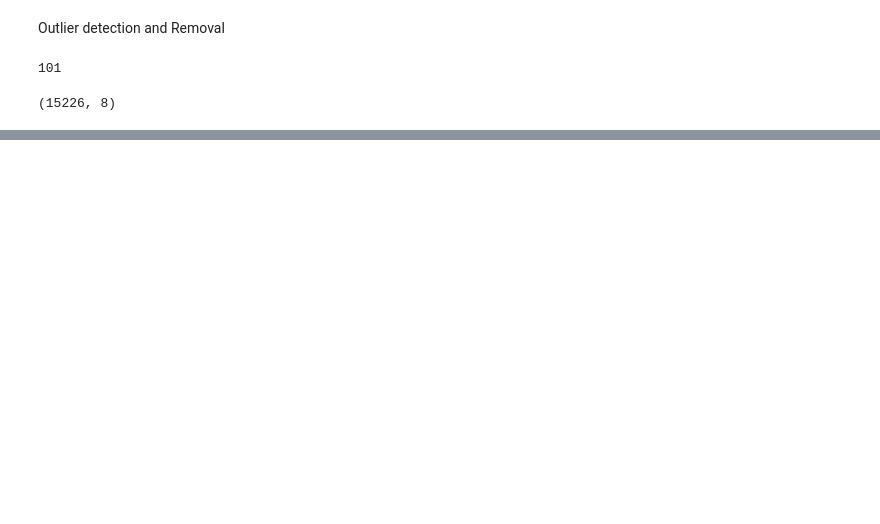
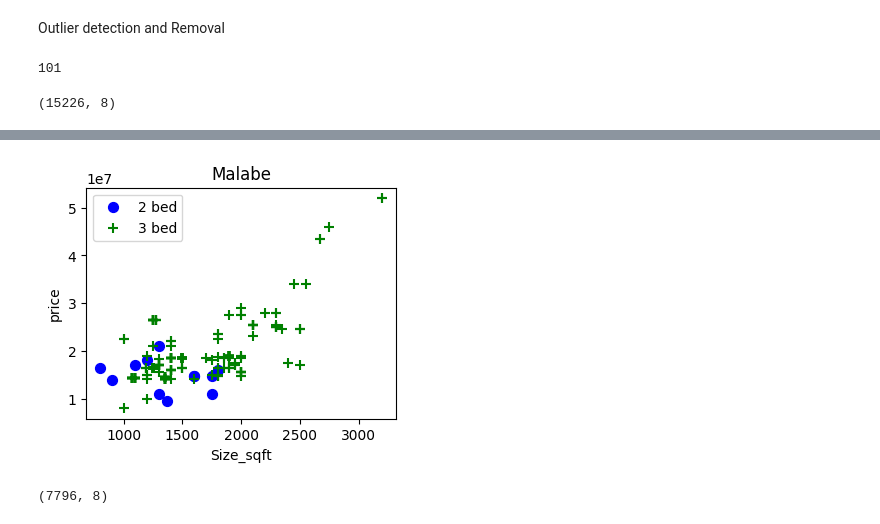
Before and after one commit to Adeeshasanka/Home_price_predictor_SL, a Jupyter notebook: model/home_prices.ipynb, the cells around one changed output, grey strips where cells are left out. Drawn from its saved outputs; the diff is of its cells as text; code cells hidden in the pictures; blank space fills up the shorter version.

```diff
--- a/model/home_prices.ipynb
+++ b/model/home_prices.ipynb
@@ -10,6 +10,6 @@ Dataset: Credits to Author
 
 Github Ripository: https://github.com/EANimesha/Sri-Lanka-House-Price-Predictor
 # %%
-df1 = pd.read_csv('house_prices.csv')
+df1 = pd.read_csv('house_prices_sl.csv')
 df1.head()
 # %% [output]
@@ -288,12 +299,12 @@ NameError: name 'df7' is not defined
 def remove_pps_outliers(df):
     df_out = pd.DataFrame()
     for key, subdf in df.groupby('District'):
-        m = np.mean(subdf.Price_per_sqft)
-        st = np.std(subdf.Price_per_sqft)
-        reduced_df = subdf[(subdf.Price_per_sqft>(m-st) & subdf.Price_per_sqft<=(m+st))]
+        mean = np.mean(subdf.Price_per_sqft)
+        st_deviation = np.std(subdf.Price_per_sqft)
+        reduced_df = subdf[(subdf.Price_per_sqft>(mean-st_deviation)) & (subdf.Price_per_sqft<=(mean+st_deviation))]
         df_out = pd.concat([df_out,reduced_df],ignore_index=True)
     return df_out
 
 df8 = remove_pps_outliers(df7)
-df7.shape
+df8.shape
 # %% [output]
@@ -300,0 +312,4 @@ NameError: name 'df7' is not defined
+# %%
+df8['District'] = df8['District'].str.strip()
+df8['Town'] = df8['Town'].str.strip()
+df8.head()
@@ -300,0 +323,48 @@ NameError: name 'df7' is not defined
+# %%
+# Function to plot a scatter chart comparing 2-bedroom and 3-bedroom properties in a specific town
+def plot_chart_2vs3_bed(df,Town):
+    bed2 = df[(df.Town == Town) & (df.Bedrooms == 2)]  # Filter data for 2-bedroom properties in the specified town
+    bed3 = df[(df.Town == Town) & (df.Bedrooms == 3)]  # Filter data for 3-bedroom properties in the specified town
+    matplotlib.rcParams['figure.figsize'] = (4,3)
+    # Plot a scatter chart for 2-bedroom properties with blue color and label
+    plt.scatter(bed2.size_sqft, bed2.Price_Rs, color='blue', label='2 bed', s=50)
+    # Plot a scatter chart for 3-bedroom properties with green color and '+' marker
+    plt.scatter(bed3.size_sqft, bed3.Price_Rs, color='green',marker='+', label='3 bed', s=50)
+    plt.xlabel('Size_sqft')
+    plt.ylabel('price')
+    plt.title(Town)
+    plt.legend()
+    plt.show()
+
+plot_chart_2vs3_bed(df8, 'Malabe')
+# %% [output]
+[figure, added]
+# %%
+def remove_bedroom_outliers(df):
+    # Initialize an empty array to store the indices of outliers
+    exclude_indices = np.array([])
+    # Group the DataFrame by 'Town' to process each town separately
+    for town, town_df in df.groupby('Town'):
+        # Dictionary to store mean, standard deviation, and count for each bedroom category
+        bedroom_stats = {}
+        # Group the town-specific DataFrame by 'Bedrooms' to calculate stats for each bedroom type
+        for bedrooms, bedroom_df in town_df.groupby('Bedrooms'):
+            bedroom_stats[bedrooms] = {
+                'mean': np.mean(bedroom_df.Price_per_sqft), # Calculate the mean price per square foot
+                'std': np.std(bedroom_df.Price_per_sqft),   # Calculate the standard deviation
+                'count': bedroom_df.shape[0]                # Count the number of data points
+            }
+        for bedrooms, bedroom_df in town_df.groupby('Bedrooms'):
+            # Get the stats of one-bedroom category lower than the current one
+            stats = bedroom_stats.get(bedrooms-1)
+            # Proceed only if the previous bedroom category exists and has more than 5 data points
+            if stats and stats['count']>5:
+                 # Append the indices of properties that are priced lower than the mean of the smaller bedroom category
+                exclude_indices = np.append(exclude_indices, bedroom_df[bedroom_df.Price_per_sqft<(stats['mean'])].index.values)
+    return df.drop(exclude_indices, axis='index')
+
+# Apply the function to remove outliers from the dataset
+df9 = remove_bedroom_outliers(df8)
+df9.shape
+# %% [output]
+(7796, 8)
```
Also changed, not shown: parts of 37 cells of this notebook.
